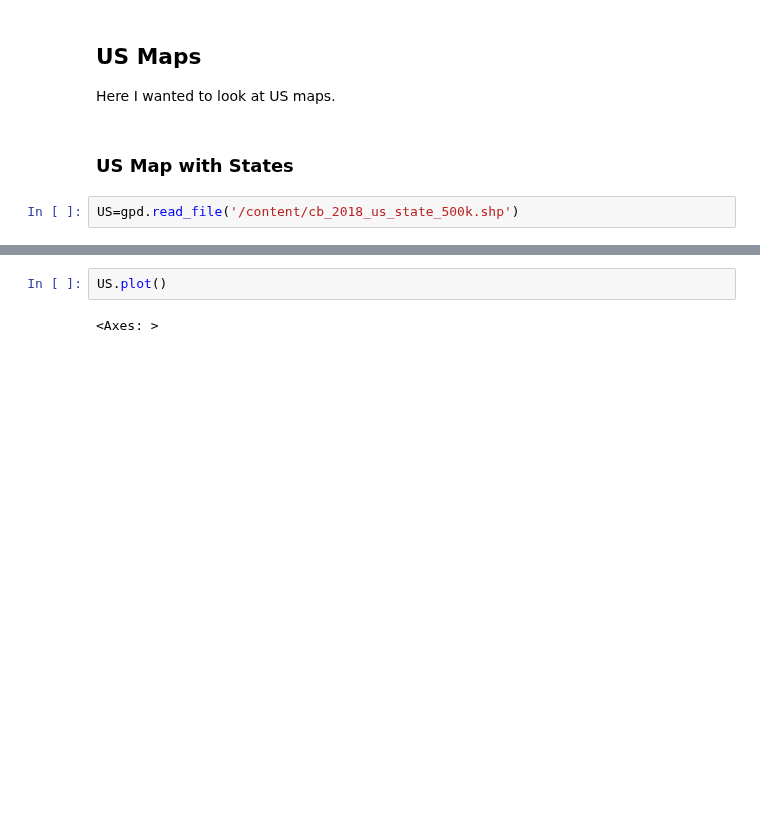
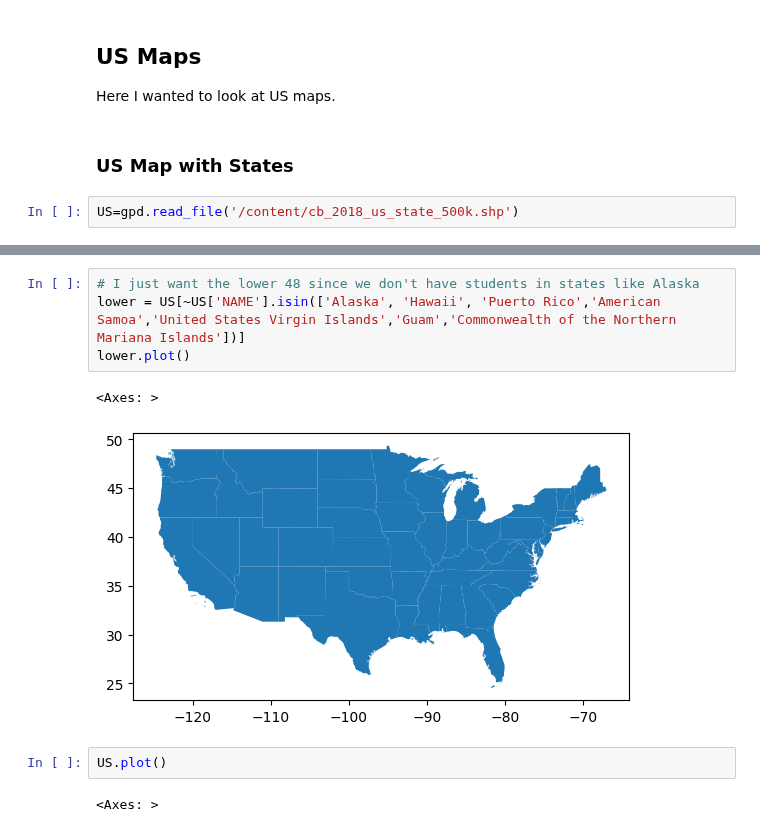
Before and after one commit to ewattudo/gis, a Jupyter notebook: PS1.ipynb, the cells around one changed output, grey strips where cells are left out. Cells and saved outputs as stored; diff of their text form; blank space fills up the shorter version.

Commit message:
Added some data and organization. Started to merge. I just think this is a good time to save.

```diff
--- a/PS1.ipynb
+++ b/PS1.ipynb
@@ -112,3 +137,10 @@ US.head(3)
+# %%
+# I just want the lower 48 since we don't have students in states like Alaska
+lower = US[~US['NAME'].isin(['Alaska', 'Hawaii', 'Puerto Rico','American Samoa','United States Virgin Islands','Guam','Commonwealth of the Northern Mariana Islands'])]
+lower.plot()
+# %% [output]
+<Axes: >
+[figure, added]
 # %%
 US.plot()
 # %% [output]
```
Also changed, not shown: parts of 20 cells of this notebook.
